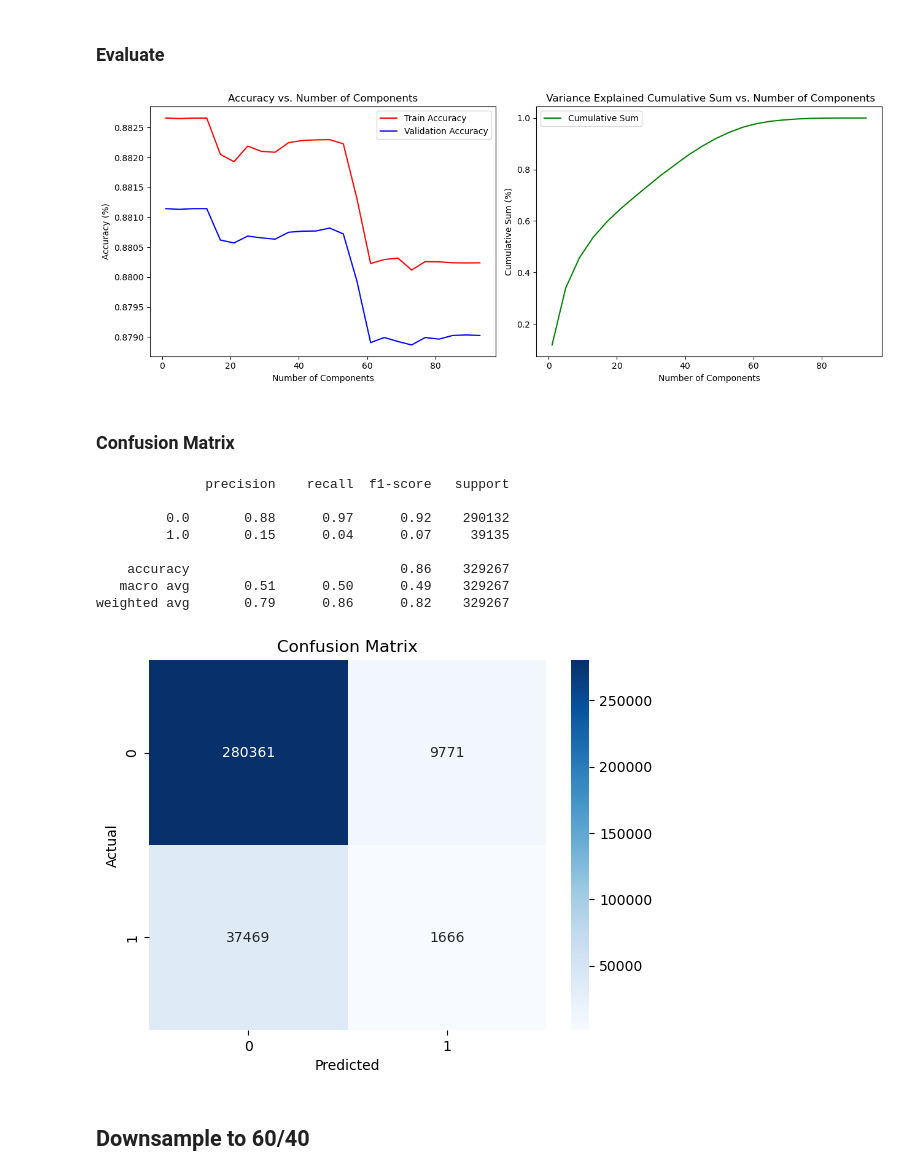
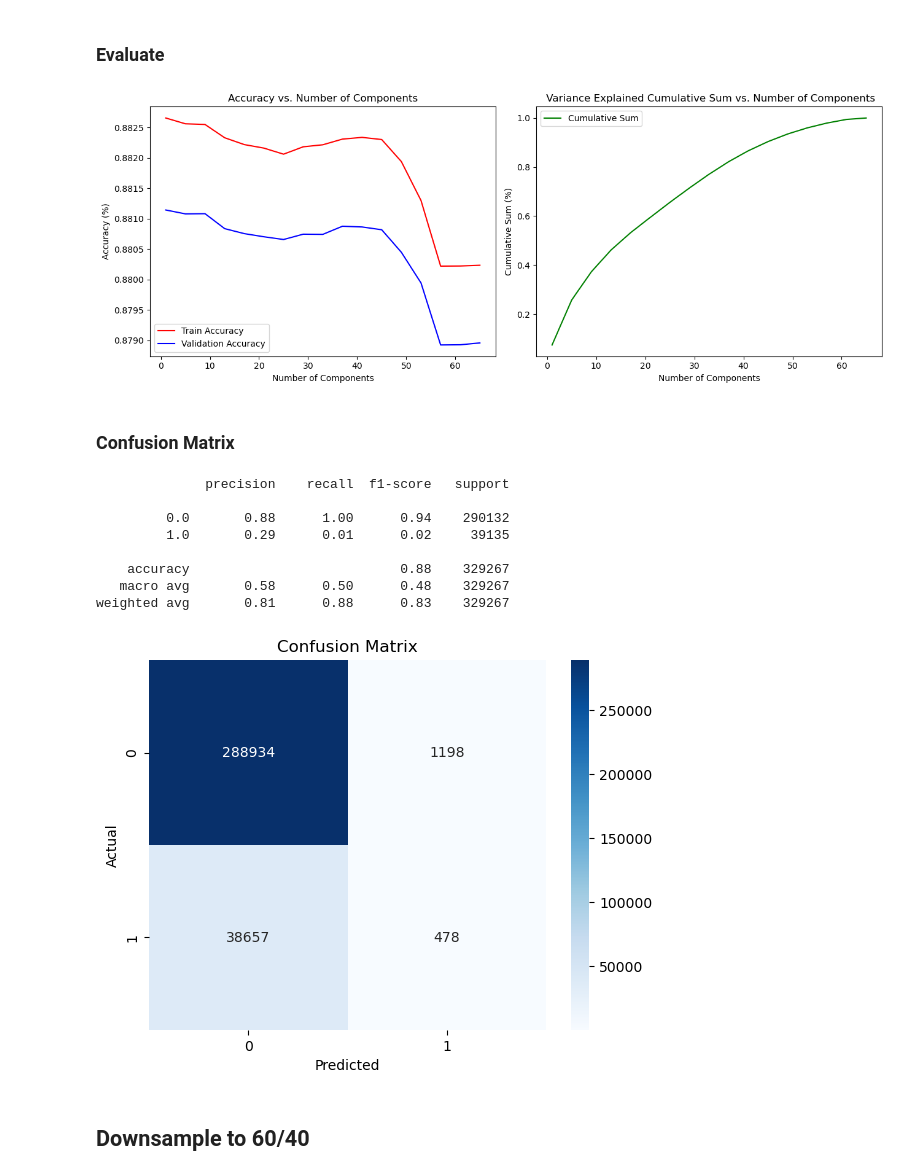
Before and after one commit to devenpatelmac/Loan-Default-Prediction, a Jupyter notebook: capstone_modeling.ipynb, the cells around one changed output. Cells and saved outputs as stored; diff of their text form; code cells hidden in the pictures.

```diff
--- a/capstone_modeling.ipynb
+++ b/capstone_modeling.ipynb
@@ -15,6 +15,6 @@ pd.set_option('display.width', 1000)
 # %% [markdown]
 ## Load Clean Data
 # %%
-# read accepted_processed csv
-accepted_processed = pd.read_csv('accepted_processed.csv')
+# read accepted_ready csv
+accepted_ready = pd.read_csv('accepted_ready.csv')
 # %%
@@ -69,8 +69,8 @@ dtype: object
 from sklearn.model_selection import train_test_split
 
 # Instantiate X and y
-X = accepted_processed.drop('loan_status', axis=1)
-y = accepted_processed['loan_status']
+X = accepted_ready.drop('loan_status', axis=1)
+y = accepted_ready['loan_status']
 
 # Remainder Test Split
 X_rem, X_test, y_rem, y_test = train_test_split(X, y, test_size=0.25, stratify = y, random_state=1)
@@ -113,7 +113,7 @@ from sklearn.linear_model import LogisticRegression
 from sklearn.metrics import accuracy_score
 
 # range of n_components
-n_components = range(1, 94, 4)
+n_components = range(1, 68, 4)
 
 # Create empty list for train and test accuracy and runtime
 train_accuracy = []
@@ -186,7 +186,7 @@ plt.legend()
 plt.tight_layout()
 plt.show()
 # %% [output]
-[figure, old version]
+[figure, new version]
 # %% [markdown]
 ### Confusion Matrix
 # %%
@@ -194,28 +194,28 @@ plt.show()
 from sklearn.metrics import classification_report
 
 # show classification report
-print(classification_report(y_val, log_reg.predict(X_val_pca)))
+print(classification_report(y_val, log_reg1.predict(X_val_pca)))
 # %% [output]
               precision    recall  f1-score   support
 
-         0.0       0.88      0.97      0.92    290132
-         1.0       0.15      0.04      0.07     39135
+         0.0       0.88      1.00      0.94    290132
+         1.0       0.29      0.01      0.02     39135
 
-    accuracy                           0.86    329267
-   macro avg       0.51      0.50      0.49    329267
-weighted avg       0.79      0.86      0.82    329267
+    accuracy                           0.88    329267
+   macro avg       0.58      0.50      0.48    329267
+weighted avg       0.81      0.88      0.83    329267
 # %%
 # import confusion matrix
 from sklearn.metrics import confusion_matrix
 
 # show heatmap confusion matrix
-sns.heatmap(confusion_matrix(y_val, log_reg.predict(X_val_pca)), annot=True, fmt='d', cmap='Blues')
+sns.heatmap(confusion_matrix(y_val, log_reg1.predict(X_val_pca)), annot=True, fmt='d', cmap='Blues')
 plt.title('Confusion Matrix')
 plt.xlabel('Predicted')
 plt.ylabel('Actual')
 plt.show()
 # %% [output]
-[figure, old version]
+[figure, new version]
 # %% [markdown]
 ## Downsample to 60/40
 # %%
```
Also changed, not shown: parts of 29 cells of this notebook.
